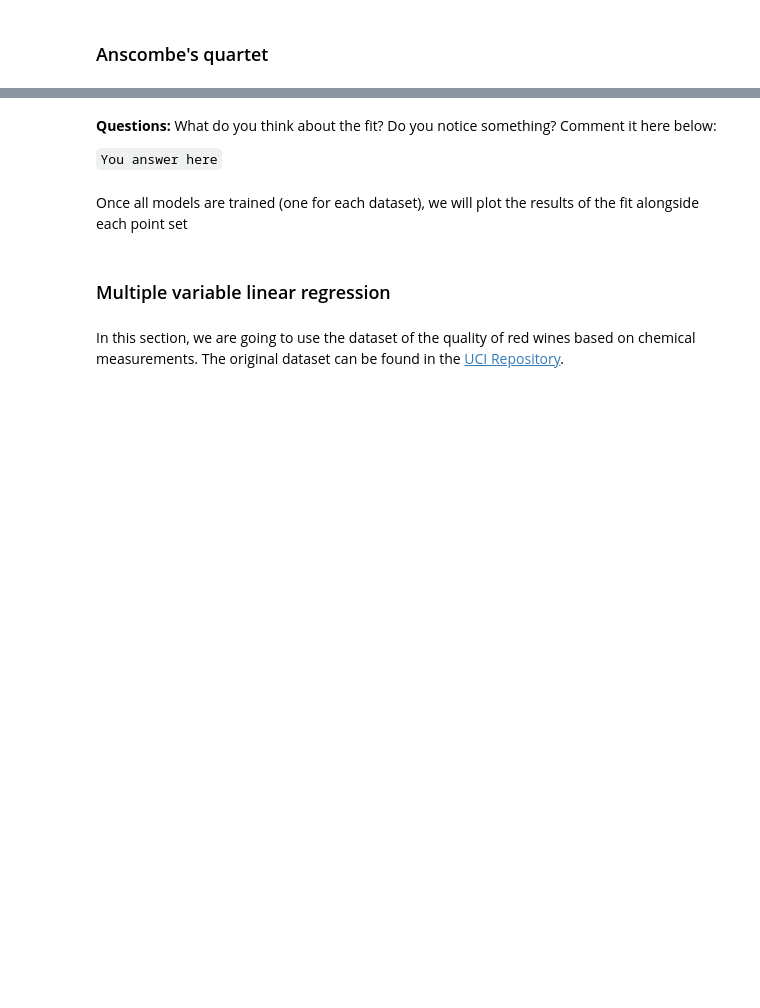
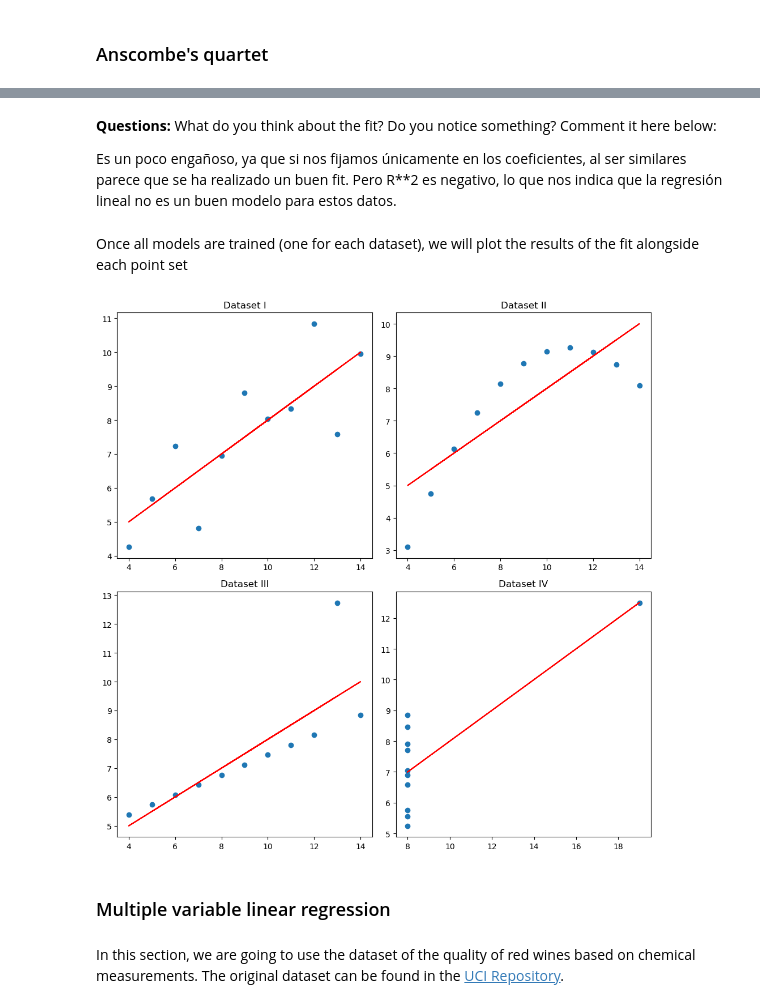
Before and after one commit to ICAI-IMAT-ML/p2-3-anabanqueri, a Jupyter notebook: notebook/Lab_2_3_LinearRegression.ipynb, the cells around one changed output, grey strips where cells are left out. Saved outputs shown, nothing was run; the diff lists cells and outputs as text; code cells hidden in the pictures; blank space fills up the shorter version.

```diff
--- a/notebook/Lab_2_3_LinearRegression.ipynb
+++ b/notebook/Lab_2_3_LinearRegression.ipynb
@@ -64,29 +78,34 @@ anscombe, datasets, models, result = anscombe_quartet()
-# %% [markdown]
-**Questions:** What do you think about the fit? Do you notice something? Comment it here below:
-
-
-
-`You answer here`
+# %% [markdown]
+**Questions:** What do you think about the fit? Do you notice something? Comment it here below:
+
+
+
+Es un poco engañoso, ya que si nos fijamos únicamente en los coeficientes, al ser similares parece que se ha realizado un buen fit. Pero R**2 es negativo, lo que nos indica que la regresión lineal no es un buen modelo para estos datos.
 # %% [markdown]
 
 Once all models are trained (one for each dataset), we will plot the results of the fit alongside each point set
 # %%
 # Visualizing the datasets with their regression lines
 fig, axs = plt.subplots(2, 2, figsize=(10, 10))
 axs = axs.flatten()
 
 for i, dataset in enumerate(datasets):
 
     # TODO: Select the dataset for each case
-    data = None
-    axs[i].scatter(data['x'], data['y'])
+    data = anscombe[anscombe["dataset"] == dataset]
+
+    axs[i].scatter(data['x'], data['y'])  # Graficar los puntos del dataset
 
     # TODO: Plot the data and the fit (fill the "None" value)
-    axs[i].plot(data['x'], None, color='red')  # Regression line
+    y_pred = models[dataset].predict(data["x"].values.reshape(-1, 1))  # Obtener predicciones
+    axs[i].plot(data['x'], y_pred, color='red')  # Regression line
+
     axs[i].set_title(f"Dataset {dataset}")
 
 plt.tight_layout()
 plt.show()
+# %% [output]
+[figure, added]
 # %% [markdown]
 ### Multiple variable linear regression
 # %% [markdown]
```
Also changed, not shown: parts of 4 cells of this notebook, 2 other files.
